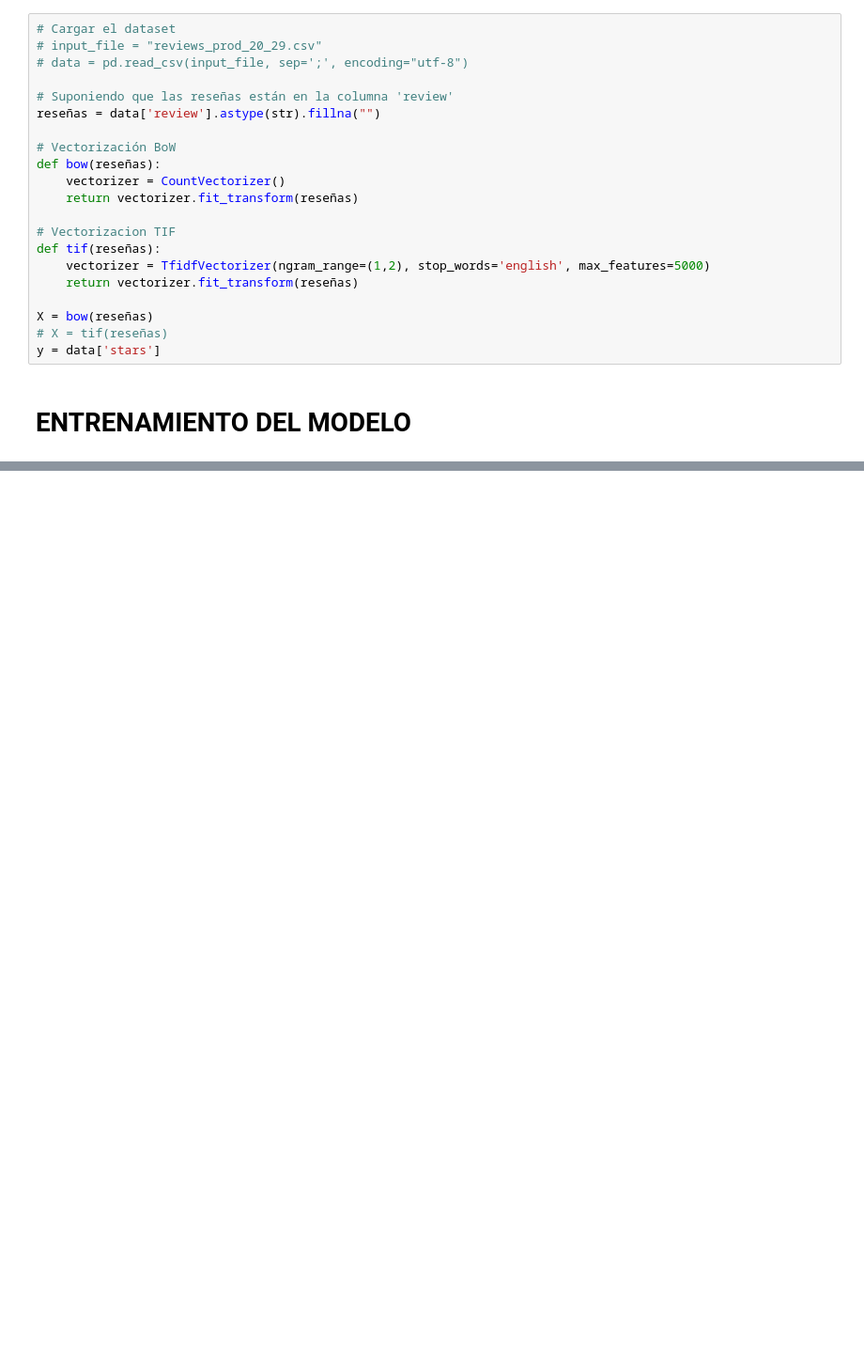
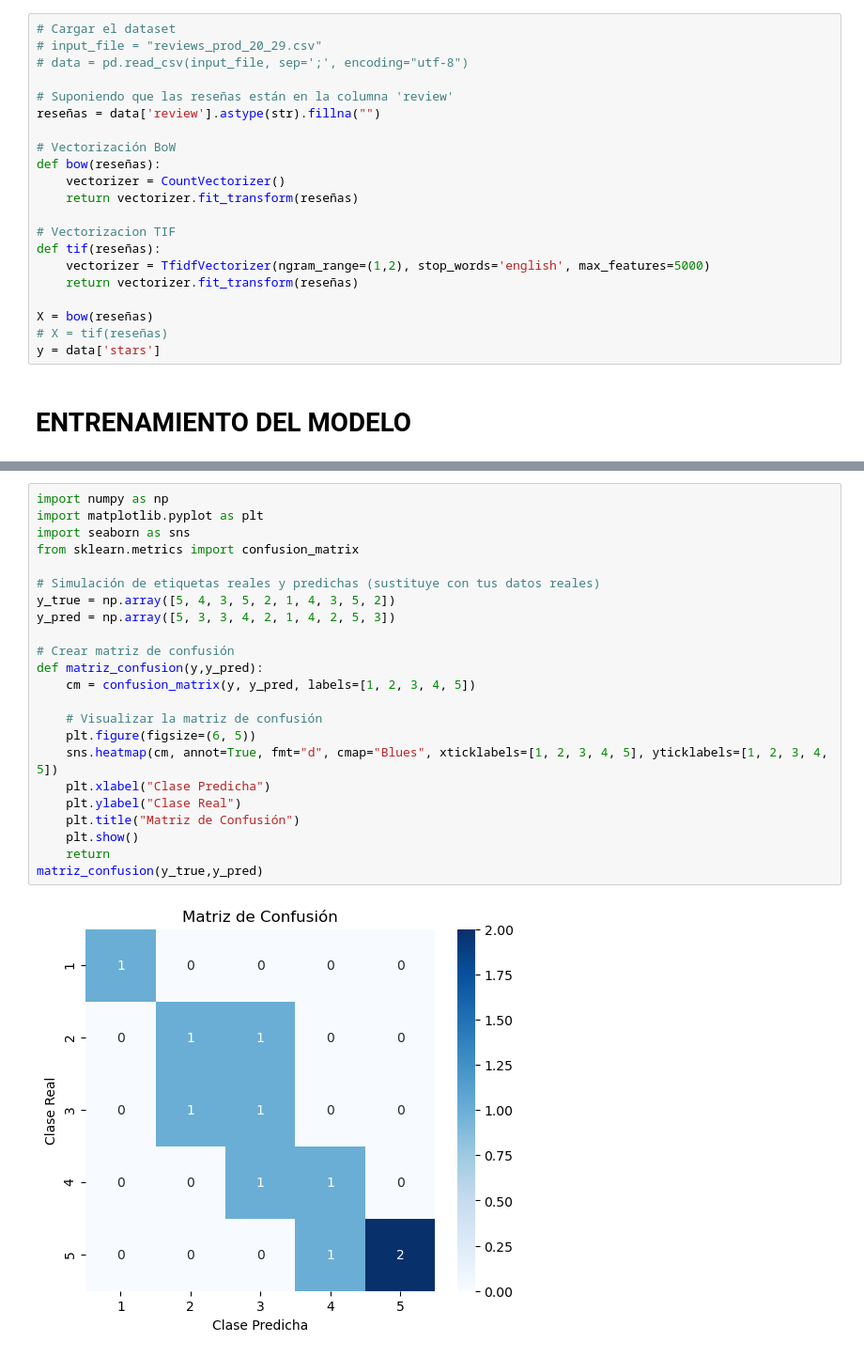
Before and after one commit to tecoloniso/amazonReviews, a Jupyter notebook: completo.ipynb, the cells around one changed output, grey strips where cells are left out. Shown at 94% size. Saved outputs shown, nothing was run; the diff lists cells and outputs as text; blank space fills up the shorter version.

```diff
--- a/completo.ipynb
+++ b/completo.ipynb
@@ -162,2 +168,27 @@ plt.show()
 # %% [output]
 [figure]
+# %%
+import numpy as np
+import matplotlib.pyplot as plt
+import seaborn as sns
+from sklearn.metrics import confusion_matrix
+
+# Simulación de etiquetas reales y predichas (sustituye con tus datos reales)
+y_true = np.array([5, 4, 3, 5, 2, 1, 4, 3, 5, 2])
+y_pred = np.array([5, 3, 3, 4, 2, 1, 4, 2, 5, 3])
+
+# Crear matriz de confusión
+def matriz_confusion(y,y_pred):
+    cm = confusion_matrix(y, y_pred, labels=[1, 2, 3, 4, 5])
+
+    # Visualizar la matriz de confusión
+    plt.figure(figsize=(6, 5))
+    sns.heatmap(cm, annot=True, fmt="d", cmap="Blues", xticklabels=[1, 2, 3, 4, 5], yticklabels=[1, 2, 3, 4, 5])
+    plt.xlabel("Clase Predicha")
+    plt.ylabel("Clase Real")
+    plt.title("Matriz de Confusión")
+    plt.show()
+    return
+matriz_confusion(y_true,y_pred)
+# %% [output]
+[figure, added]
```
Also changed, not shown: parts of 5 cells of this notebook.
